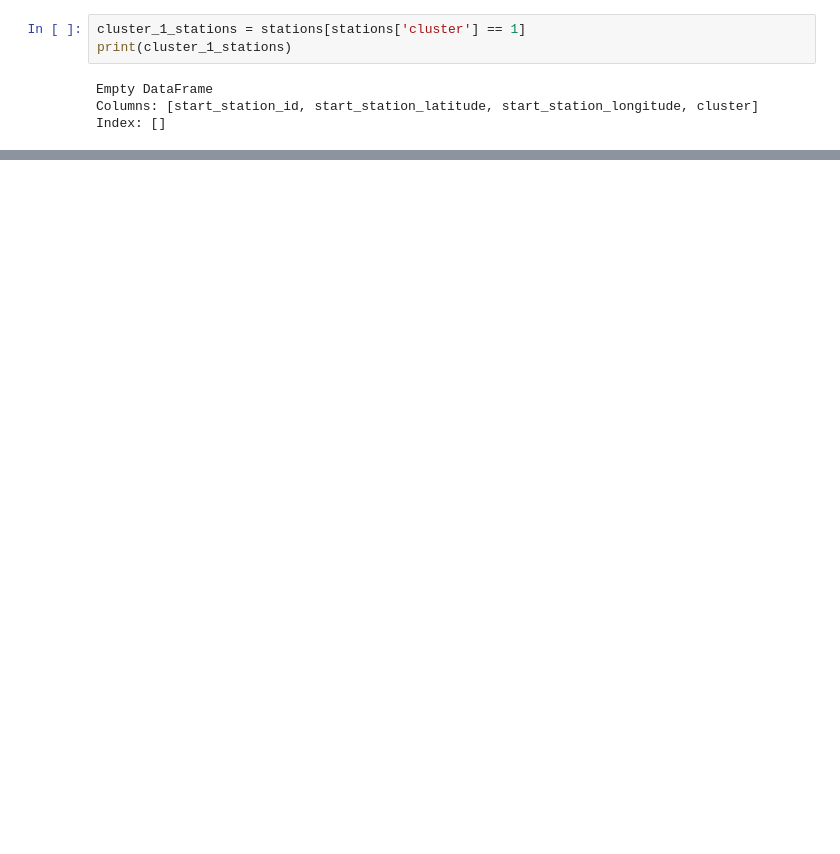
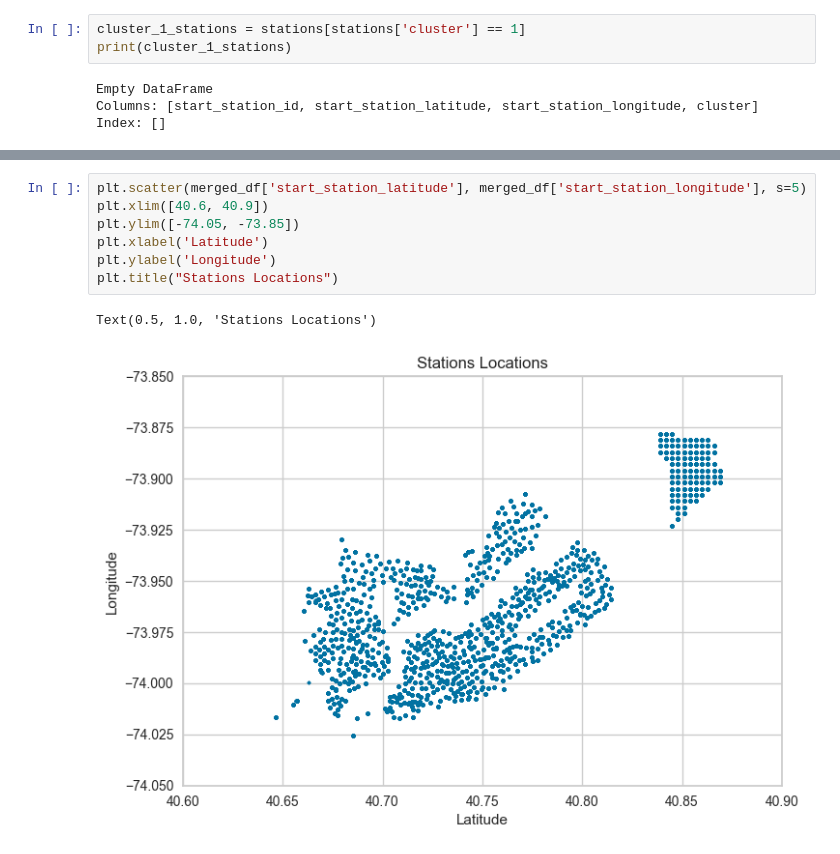
Before and after one commit to babisspgit/ABI-spirt, a Jupyter notebook: project.ipynb, the cells around one changed output, grey strips where cells are left out. Drawn from its saved outputs; the diff is of its cells as text; blank space fills up the shorter version.

```diff
--- a/project.ipynb
+++ b/project.ipynb
@@ -192 +191,11 @@ merged_df.head(300)
+# %%
+plt.scatter(merged_df['start_station_latitude'], merged_df['start_station_longitude'], s=5)
+plt.xlim([40.6, 40.9])
+plt.ylim([-74.05, -73.85])
+plt.xlabel('Latitude')
+plt.ylabel('Longitude')
+plt.title("Stations Locations")
+# %% [output]
+Text(0.5, 1.0, 'Stations Locations')
+[figure, added]
 # %%
```
Also changed, not shown: parts of 22 cells of this notebook.
